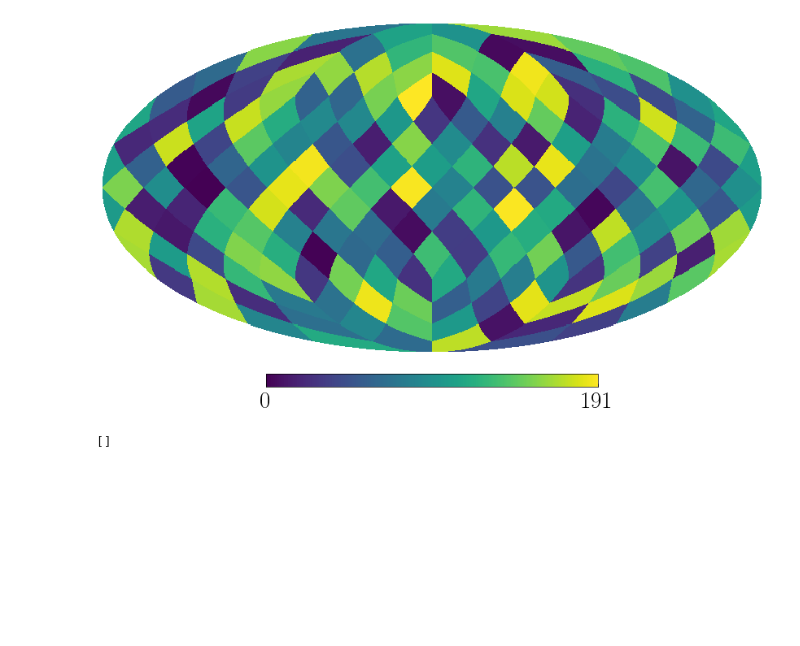
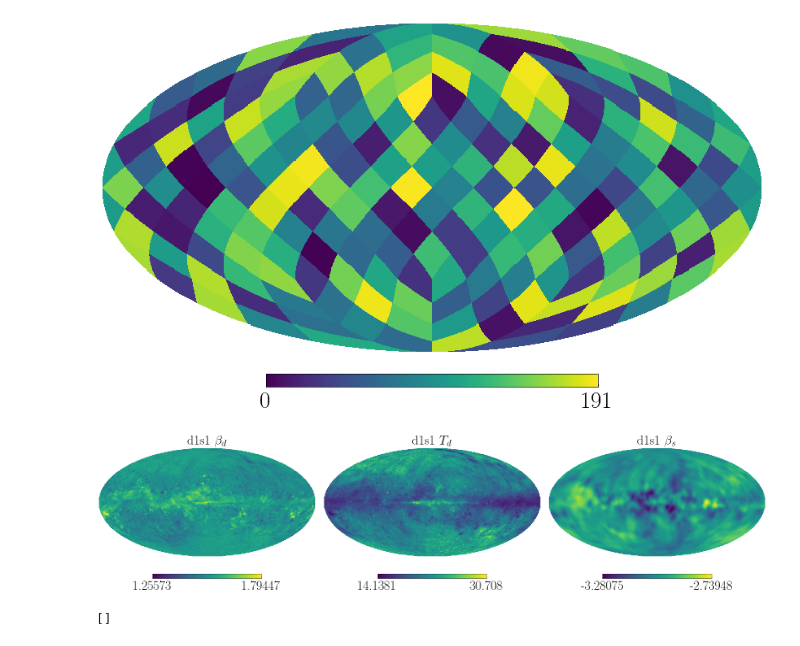
Before and after one commit to ASKabalan/furax-compsep-paper, a Jupyter notebook: content/80-illustraions.ipynb, the cells around one changed output. Drawn from its saved outputs; the diff is of its cells as text; code cells hidden in the pictures; blank space fills up the shorter version.

```diff
--- a/content/80-illustraions.ipynb
+++ b/content/80-illustraions.ipynb
@@ -18,7 +18,7 @@ from generate_maps import get_mask
 
 # Set the style for the plots
 plt.style.use("science")
-font_size = 14 * 1.5
+font_size = 14
 plt.rcParams.update(
     {
         "font.size": font_size,
@@ -236,6 +320,52 @@ with plt.rc_context(
 
     plt.savefig(f"{out_folder}/mbb_index_map.pdf", dpi=600, bbox_inches="tight", transparent=True)
     plt.show()
+# %%
+from fgbuster import get_sky
+plot_vertical = False  # Set to True for vertical layout, False for horizontal
+sky = get_sky(nside=64, tag="c1d1s1")
+
+with plt.rc_context(
+        {
+            "font.size": font_size * 1.6,
+            "axes.labelsize": font_size * 1.6,
+            "xtick.labelsize": font_size * 1.6,
+            "ytick.labelsize": font_size * 1.6,
+            "legend.fontsize": font_size * 1.6,
+            "axes.titlesize": font_size * 1.6,
+        }
+    ):
+    # Params on a figure
+    if plot_vertical:
+        fig_size = (8, 16)
+        subplot_args = (3, 1, lambda i: i + 1)  # 3 rows, 1 column
+    else:
+        fig_size = (16, 8)
+        subplot_args = (1, 3, lambda i: i + 1)  # 1 row, 3 columns
+
+    _ = plt.figure(figsize=fig_size)
+
+    keys = ["beta_dust", "temp_dust", "beta_pl"]
+    names = ["$\\beta_d$", "$T_d$", "$\\beta_s$"]
+
+    params = {"beta_dust": sky.components[1].mbb_index.value,
+              "temp_dust": sky.components[1].mbb_temperature.value,
+              "beta_pl": sky.components[2].pl_index.value}
+
+    for i, (key, param_name) in enumerate(zip(keys, names)):
+        param_map = params[key]
+        hp.mollview(
+            param_map,
+            title=f"d1s1 {param_name}",
+            sub=(subplot_args[0], subplot_args[1], subplot_args[2](i)),
+            bgcolor=(0.0,) * 4,
+            cbar=True,
+        )
+    plt.tight_layout()
+    plt.savefig(f"{out_folder}/sky_components.pdf", dpi=600, bbox_inches="tight", transparent=True)
+    plt.show()
+# %% [output]
+[figure, added]
 # %%
 np.random.seed(0)
 
```
Also changed, not shown: parts of 7 cells of this notebook, 24 other files.
